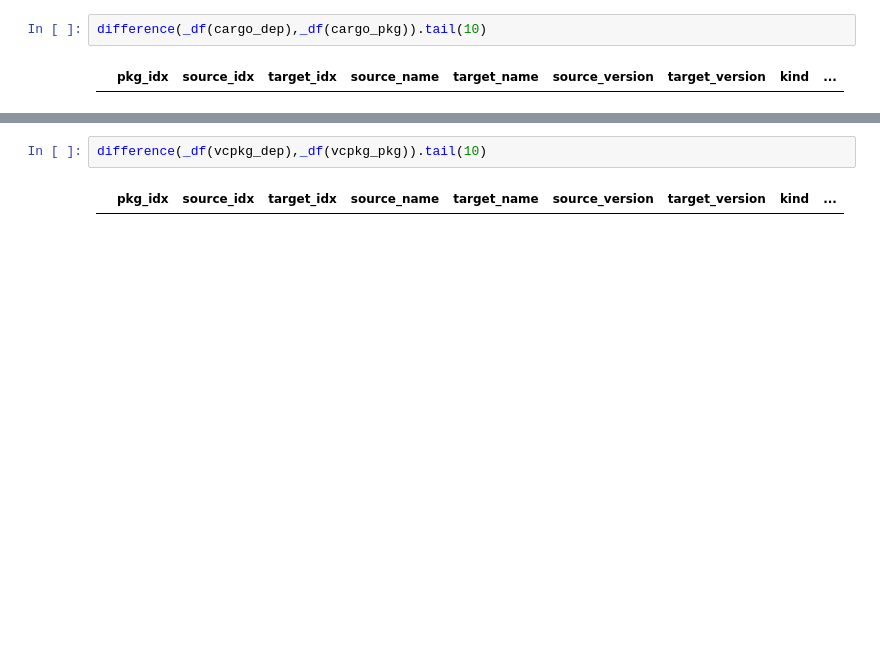
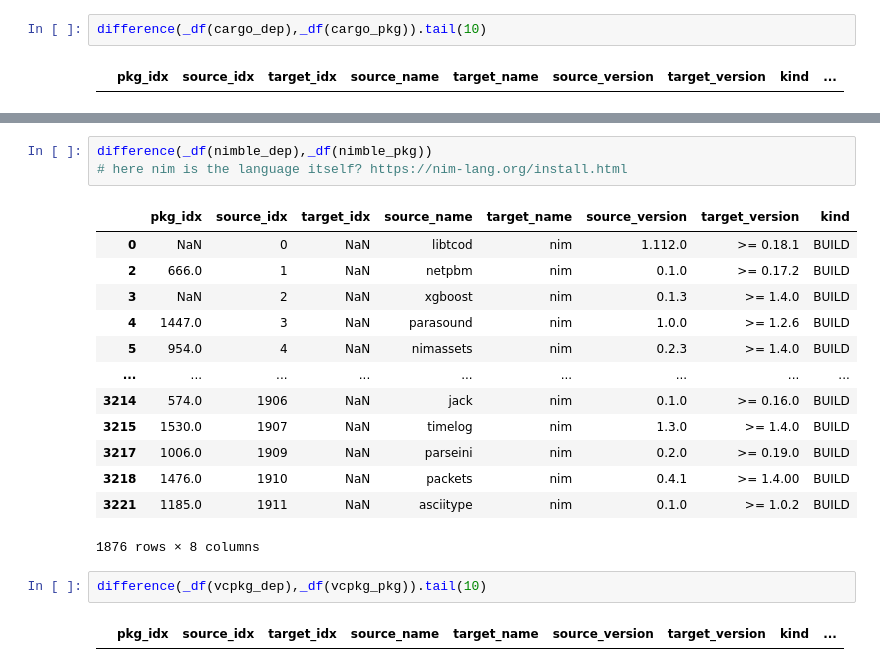
Before and after one commit to DaSEA-project/DaSEA-Network, a Jupyter notebook: notebook/case_links.ipynb, the cells around one changed output, grey strips where cells are left out. Drawn from its saved outputs; the diff is of its cells as text; blank space fills up the shorter version.

```diff
--- a/notebook/case_links.ipynb
+++ b/notebook/case_links.ipynb
@@ -152,3 +160,20 @@ difference(_df(nimble_dep),_df(nimble_pkg)).tail(10)
+# %%
+difference(_df(nimble_dep),_df(nimble_pkg))
+# here nim is the language itself? https://nim-lang.org/install.html
+# %% [output]
+|  | pkg_idx | source_idx | target_idx | source_name | target_name | source_version | target_version | kind |
+| 0 | NaN | 0 | NaN | libtcod | nim | 1.112.0 | >= 0.18.1 | BUILD |
+| 2 | 666.0 | 1 | NaN | netpbm | nim | 0.1.0 | >= 0.17.2 | BUILD |
+| 3 | NaN | 2 | NaN | xgboost | nim | 0.1.3 | >= 1.4.0 | BUILD |
+| 4 | 1447.0 | 3 | NaN | parasound | nim | 1.0.0 | >= 1.2.6 | BUILD |
+| 5 | 954.0 | 4 | NaN | nimassets | nim | 0.2.3 | >= 1.4.0 | BUILD |
+| ... | ... | ... | ... | ... | ... | ... | ... | ... |
+| 3214 | 574.0 | 1906 | NaN | jack | nim | 0.1.0 | >= 0.16.0 | BUILD |
+| 3215 | 1530.0 | 1907 | NaN | timelog | nim | 1.3.0 | >= 1.4.0 | BUILD |
+| 3217 | 1006.0 | 1909 | NaN | parseini | nim | 0.2.0 | >= 0.19.0 | BUILD |
+| 3218 | 1476.0 | 1910 | NaN | packets | nim | 0.4.1 | >= 1.4.00 | BUILD |
+| 3221 | 1185.0 | 1911 | NaN | asciitype | nim | 0.1.0 | >= 1.0.2 | BUILD |
+1876 rows × 8 columns
 # %%
 difference(_df(vcpkg_dep),_df(vcpkg_pkg)).tail(10)
 # %% [output]
```
Also changed, not shown: parts of 8 cells of this notebook.
